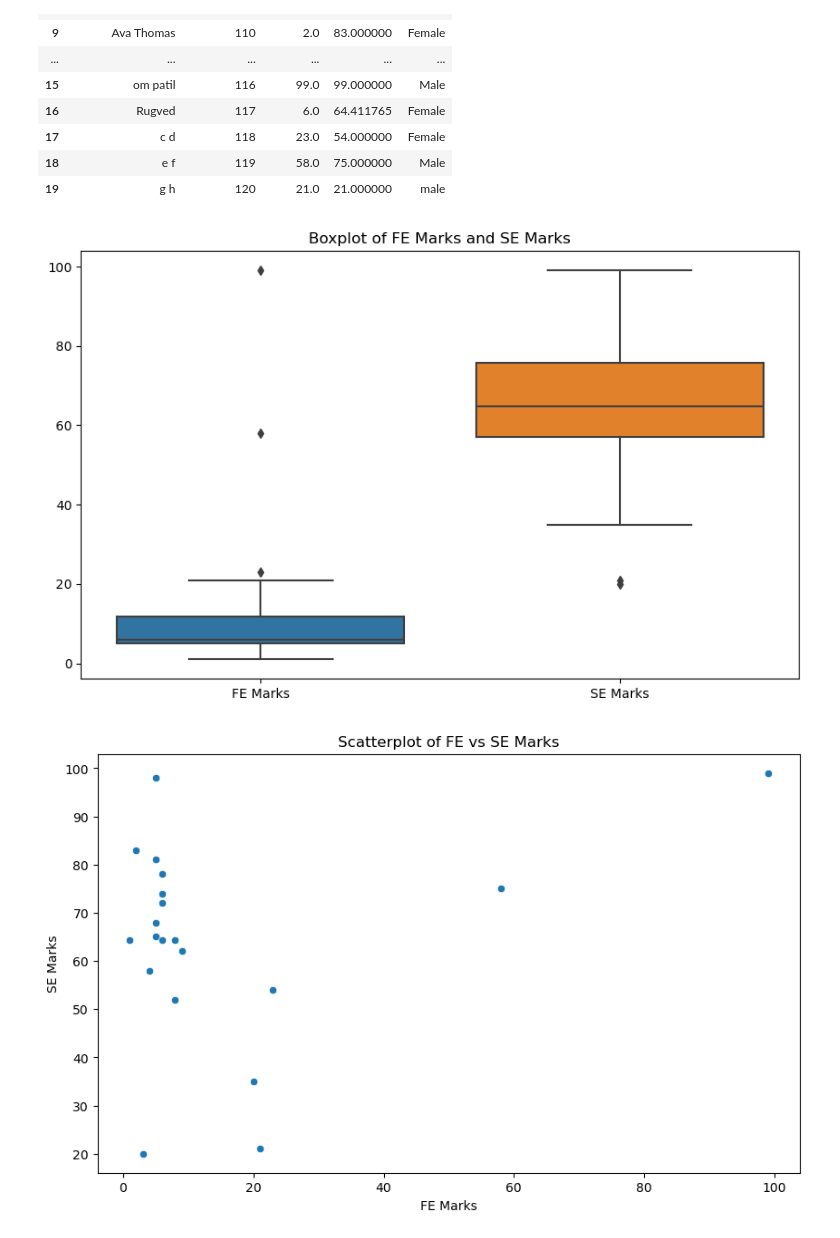
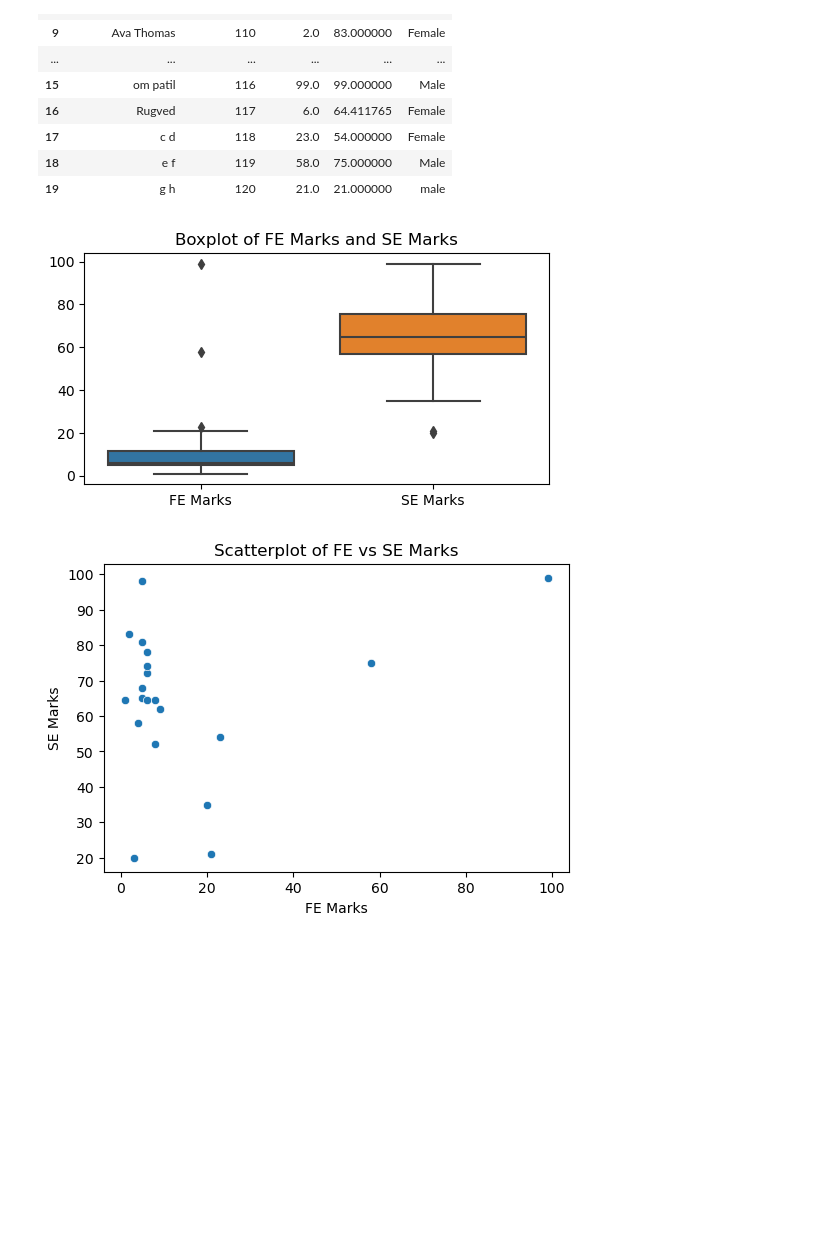
Before and after one commit to ompatil7/dsbda, a Jupyter notebook: assg2.ipynb, the cells around one changed output. Cells and saved outputs as stored; diff of their text form; code cells hidden in the pictures; blank space fills up the shorter version.

```diff
--- a/assg2.ipynb
+++ b/assg2.ipynb
@@ -119,17 +110,17 @@ df
 # %%
 import matplotlib.pyplot as plt
 import seaborn as sns
-
-plt.figure(figsize=(10,6))
+# %matplotlib inline
+plt.figure(figsize=(6,3))
 sns.boxplot(data = df[['FE Marks', 'SE Marks']])
 plt.title('Boxplot of FE Marks and SE Marks')
 plt.show()
 # %% [output]
-[figure, old version]
+[figure, new version]
 # %%
-plt.figure(figsize=(10,6))
+plt.figure(figsize=(6,4))
 sns.scatterplot(x='FE Marks', y='SE Marks', data = df)
 plt.title('Scatterplot of FE vs SE Marks')
 plt.show()
 # %% [output]
-[figure, old version]
+[figure, new version]
```
Also changed, not shown: parts of 1 cell of this notebook, 18 other files.
